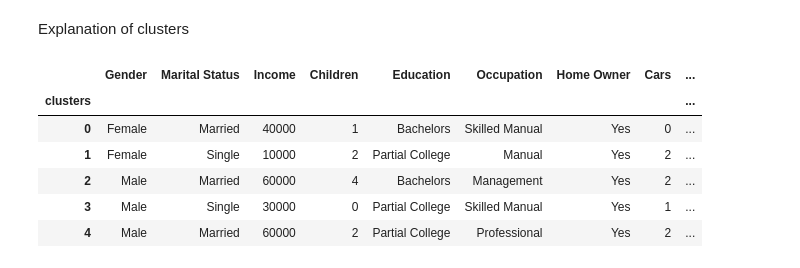
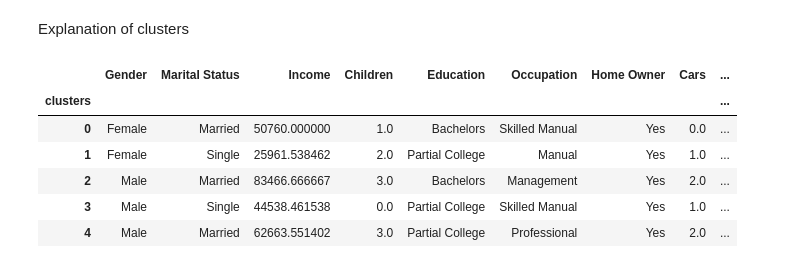
Before and after one commit to moshchev/data_analytics_ws23, a Jupyter notebook: data_preproceding.ipynb, the cells around one changed output. Cells and saved outputs as stored; diff of their text form; code cells hidden in the pictures.

```diff
--- a/data_preproceding.ipynb
+++ b/data_preproceding.ipynb
@@ -227,23 +194,23 @@ Explanation of clusters
 # %%
 data.groupby('clusters').agg({
     'Gender':pd.Series.mode,
     'Marital Status':pd.Series.mode,
-    'Income':pd.Series.mode,
-    'Children':pd.Series.mode,
+    'Income':pd.Series.mean,
+    'Children':pd.Series.median,
     'Education':pd.Series.mode,
     'Occupation':pd.Series.mode,
     'Home Owner':pd.Series.mode,
-    'Cars':pd.Series.mode,
+    'Cars':pd.Series.median,
     'Commute Distance':pd.Series.mode,
     'Region':pd.Series.mode,
     'Age':pd.Series.mode,
     'Purchased Bike':pd.Series.mode
     })
 # %% [output]
 |  | Gender | Marital Status | Income | Children | Education | Occupation | Home Owner | Cars | ... |
 | clusters |  |  |  |  |  |  |  |  | ... |
-| 0 | Female | Married | 40000 | 1 | Bachelors | Skilled Manual | Yes | 0 | ... |
-| 1 | Female | Single | 10000 | 2 | Partial College | Manual | Yes | 2 | ... |
-| 2 | Male | Married | 60000 | 4 | Bachelors | Management | Yes | 2 | ... |
-| 3 | Male | Single | 30000 | 0 | Partial College | Skilled Manual | Yes | 1 | ... |
-| 4 | Male | Married | 60000 | 2 | Partial College | Professional | Yes | 2 | ... |
+| 0 | Female | Married | 50760.000000 | 1.0 | Bachelors | Skilled Manual | Yes | 0.0 | ... |
+| 1 | Female | Single | 25961.538462 | 2.0 | Partial College | Manual | Yes | 1.0 | ... |
+| 2 | Male | Married | 83466.666667 | 3.0 | Bachelors | Management | Yes | 2.0 | ... |
+| 3 | Male | Single | 44538.461538 | 0.0 | Partial College | Skilled Manual | Yes | 1.0 | ... |
+| 4 | Male | Married | 62663.551402 | 3.0 | Partial College | Professional | Yes | 2.0 | ... |
```
Also changed, not shown: parts of 9 cells of this notebook.
